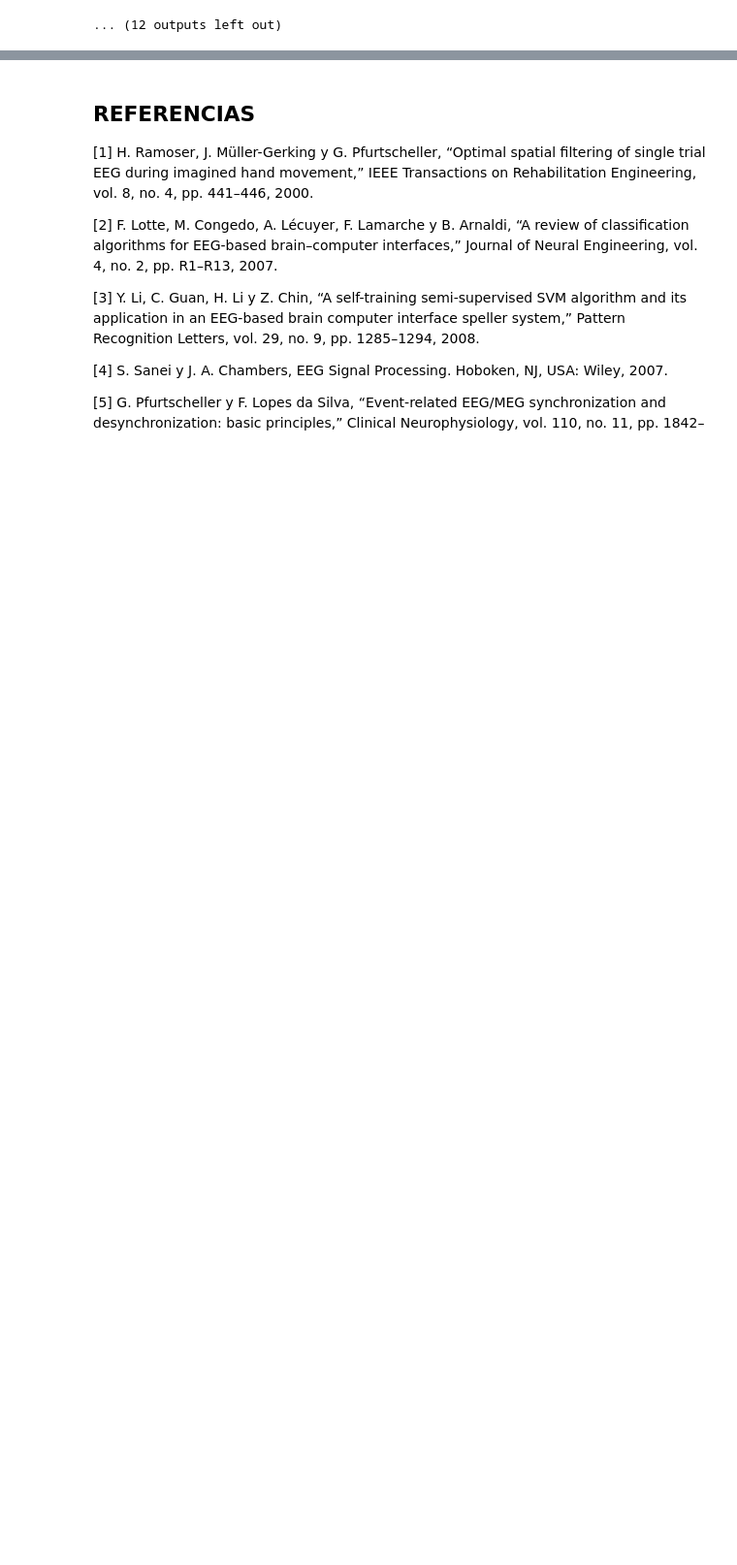
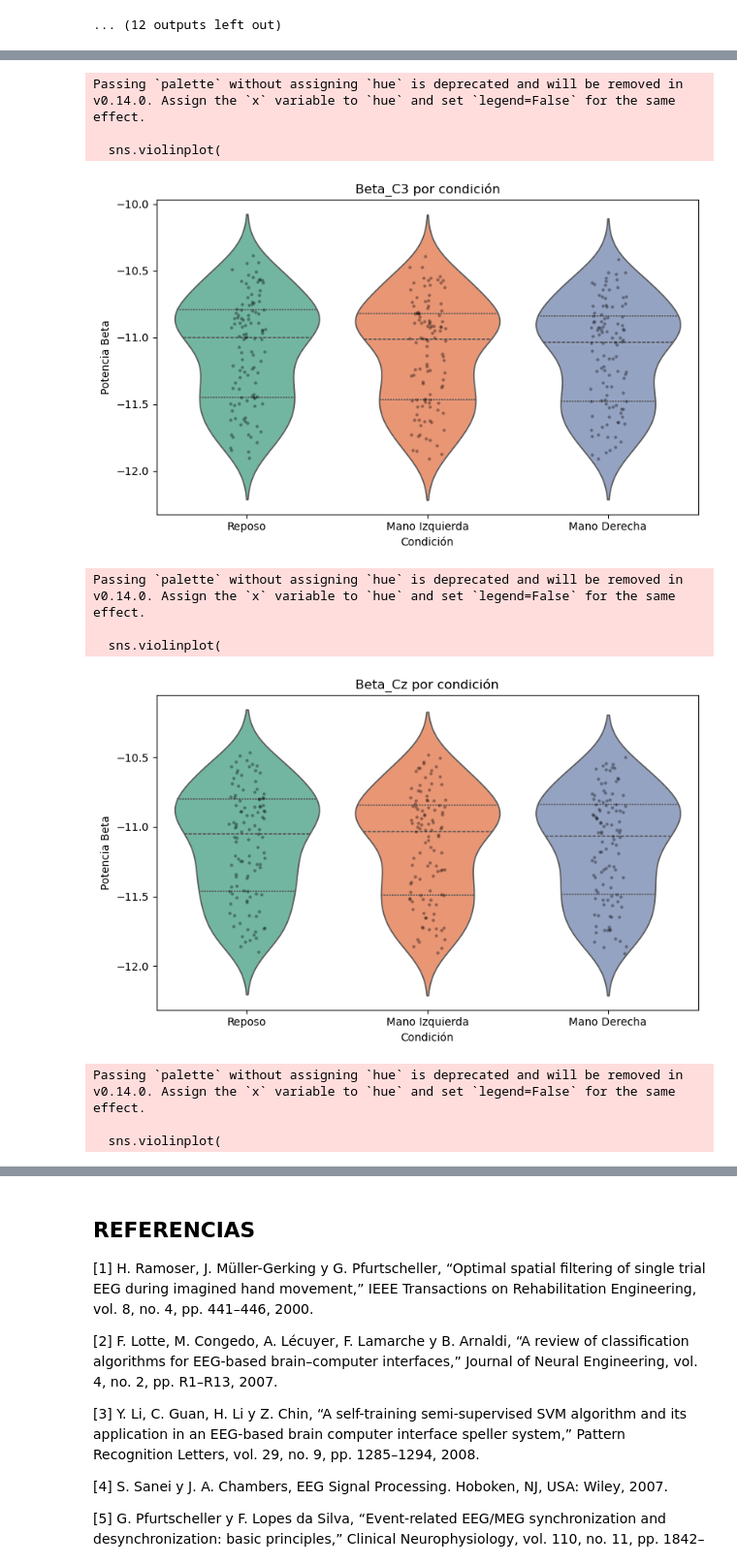
Before and after one commit to decagsito/Biosenales_20261, a Jupyter notebook: PROYECTO_2.ipynb, the cells around one changed output, grey strips where cells are left out. Shown at 97% size. Drawn from its saved outputs; the diff is of its cells as text; code cells hidden in the pictures; blank space fills up the shorter version.

```diff
--- a/PROYECTO_2.ipynb
+++ b/PROYECTO_2.ipynb
@@ -1392,0 +1468,44 @@ Procesando sujeto: S001
+# %%
+features_beta = ['Beta_C3', 'Beta_Cz', 'Beta_C4']
+
+for feature in features_beta:
+
+    plt.figure(figsize=(8,5))
+
+    sns.violinplot(
+        data=df_log,
+        x='Condicion',
+        y=feature,
+        order=orden,
+        palette='Set2',
+        inner='quartile'
+    )
+
+    sns.stripplot(
+        data=df_log,
+        x='Condicion',
+        y=feature,
+        order=orden,
+        color='black',
+        alpha=0.35,
+        size=3
+    )
+
+    plt.title(f'{feature} por condición')
+    plt.xlabel('Condición')
+    plt.ylabel('Potencia Beta')
+
+    plt.tight_layout()
+    plt.show()
+# %% [output]
+Passing `palette` without assigning `hue` is deprecated and will be removed in v0.14.0. Assign the `x` variable to `hue` and set `legend=False` for the same effect.
+
+  sns.violinplot(
+[figure, added]
+Passing `palette` without assigning `hue` is deprecated and will be removed in v0.14.0. Assign the `x` variable to `hue` and set `legend=False` for the same effect.
+
+  sns.violinplot(
+[figure, added]
+Passing `palette` without assigning `hue` is deprecated and will be removed in v0.14.0. Assign the `x` variable to `hue` and set `legend=False` for the same effect.
+
+  sns.violinplot(
```
Also changed, not shown: parts of 13 cells of this notebook, 1 other file.
